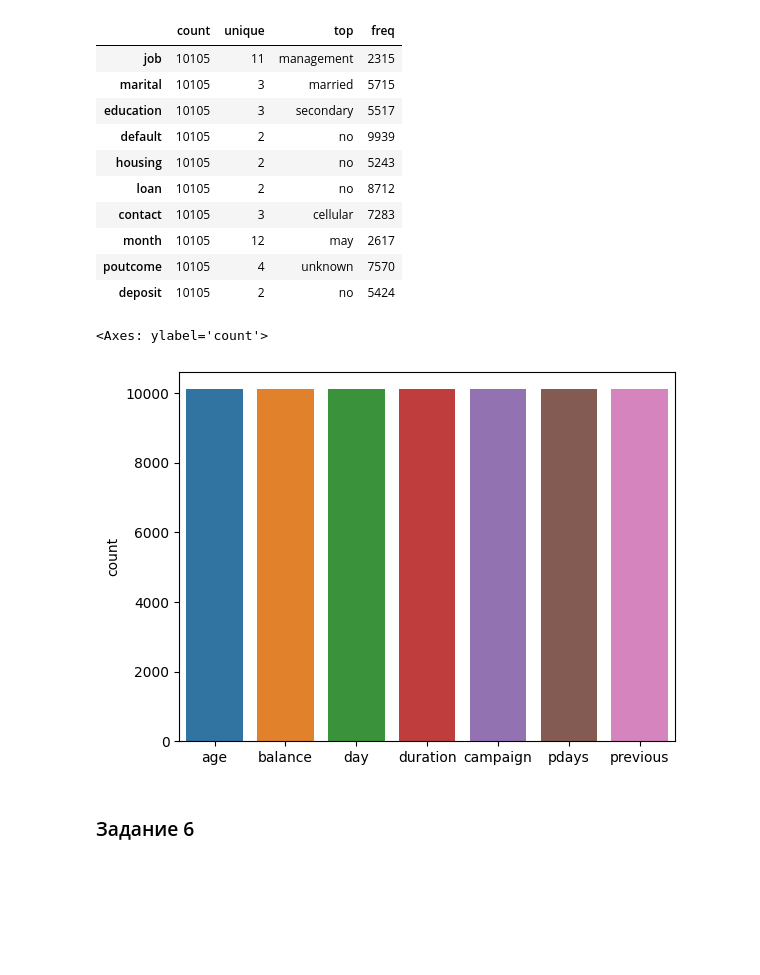
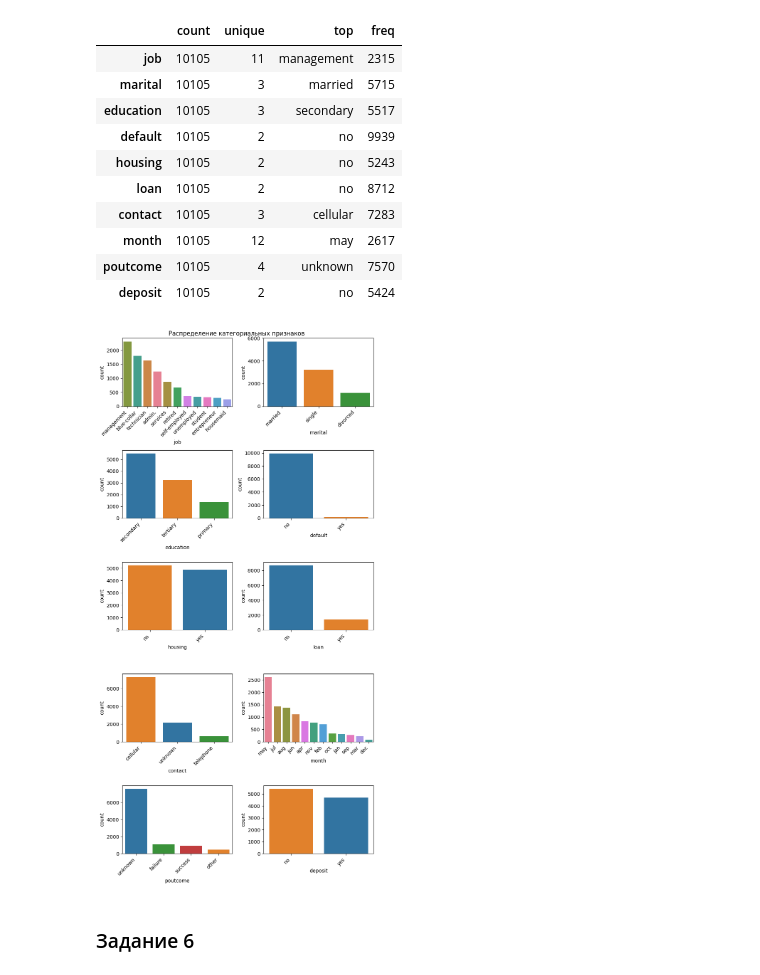
Before and after one commit to mvulf/sf_data_science, a Jupyter notebook: project_4/Project_4_ML.ipynb, the cells around one changed output. Saved outputs shown, nothing was run; the diff lists cells and outputs as text; code cells hidden in the pictures; blank space fills up the shorter version.

```diff
--- a/project_4/Project_4_ML.ipynb
+++ b/project_4/Project_4_ML.ipynb
@@ -387,10 +387,22 @@ df.describe(include='object').T
 | month | 10105 | 12 | may | 2617 |
 | poutcome | 10105 | 4 | unknown | 7570 |
 | deposit | 10105 | 2 | no | 5424 |
-# %%
-countplot?
-# %% [output]
-<Axes: ylabel='count'>
-[figure, removed]
+# %%
+# Get categorical columns names
+cat_columns = list(df.select_dtypes(include='object').columns)
+
+# Plot countplot for all categorical columns
+fig, axes = plt.subplots(len(cat_columns)//2, 2, figsize=(8,16))
+plt.xticks(rotation=45)
+for ax, column in zip(axes.flat, cat_columns):
+    sns.countplot(
+        df, x=column, hue=column,
+        order=df[column].value_counts().index, ax=ax
+    )
+    ax.set_xticklabels(ax.get_xticklabels(), rotation=45, ha='right')
+fig.suptitle('Распределение категориальных признаков');
+plt.tight_layout()
+# %% [output]
+[figure, added]
 # %% [markdown]
 ### Задание 6
```
Also changed, not shown: parts of 25 cells of this notebook.
